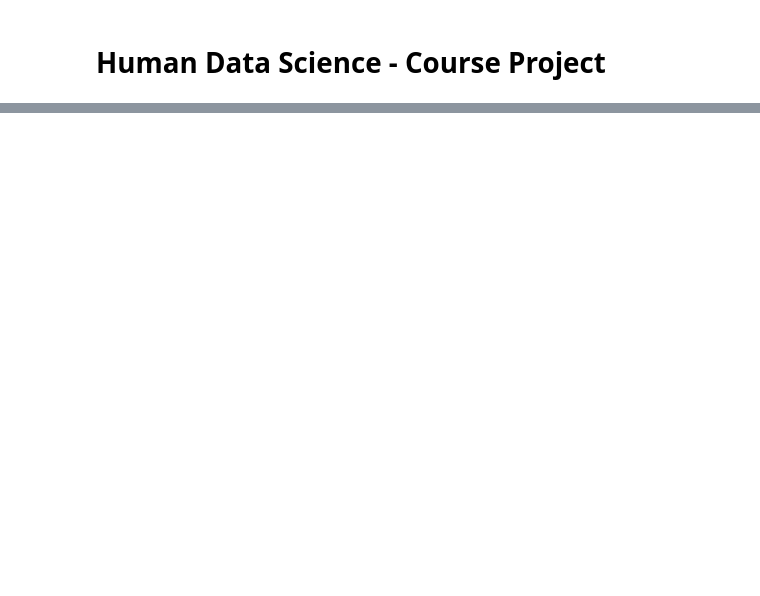
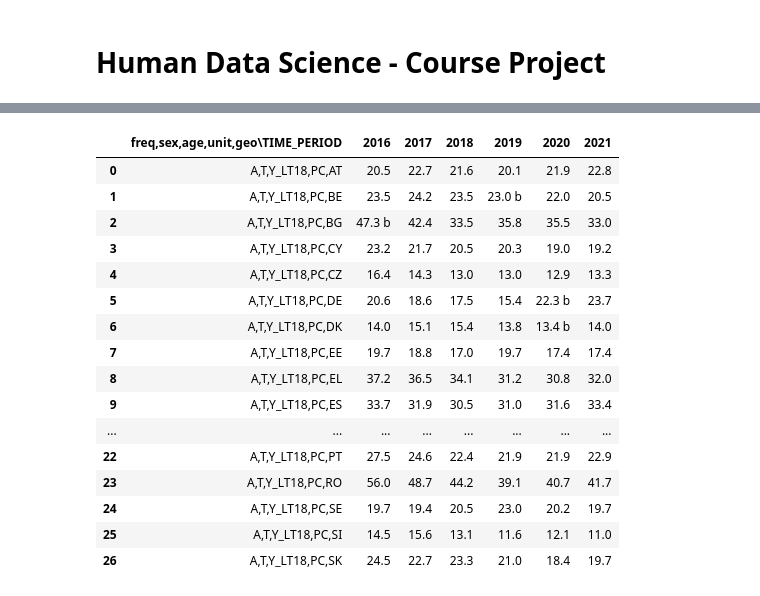
Before and after one commit to DiegoConce/CrimeAnalysis-HumanDataScience, a Jupyter notebook: main.ipynb, the cells around one changed output, grey strips where cells are left out. Cells and saved outputs as stored; diff of their text form; code cells hidden in the pictures; blank space fills up the shorter version.

```diff
--- a/main.ipynb
+++ b/main.ipynb
@@ -169,0 +279,21 @@ display(df2)
+# %%
+poverty_df = pandas.read_table('data/sdg/sdg_01_10.tsv')
+display(poverty_df)
+# %% [output]
+|  | freq,sex,age,unit,geo\TIME_PERIOD | 2016 | 2017 | 2018 | 2019 | 2020 | 2021 |
+| 0 | A,T,Y_LT18,PC,AT | 20.5 | 22.7 | 21.6 | 20.1 | 21.9 | 22.8 |
+| 1 | A,T,Y_LT18,PC,BE | 23.5 | 24.2 | 23.5 | 23.0 b | 22.0 | 20.5 |
+| 2 | A,T,Y_LT18,PC,BG | 47.3 b | 42.4 | 33.5 | 35.8 | 35.5 | 33.0 |
+| 3 | A,T,Y_LT18,PC,CY | 23.2 | 21.7 | 20.5 | 20.3 | 19.0 | 19.2 |
+| 4 | A,T,Y_LT18,PC,CZ | 16.4 | 14.3 | 13.0 | 13.0 | 12.9 | 13.3 |
+| 5 | A,T,Y_LT18,PC,DE | 20.6 | 18.6 | 17.5 | 15.4 | 22.3 b | 23.7 |
+| 6 | A,T,Y_LT18,PC,DK | 14.0 | 15.1 | 15.4 | 13.8 | 13.4 b | 14.0 |
+| 7 | A,T,Y_LT18,PC,EE | 19.7 | 18.8 | 17.0 | 19.7 | 17.4 | 17.4 |
+| 8 | A,T,Y_LT18,PC,EL | 37.2 | 36.5 | 34.1 | 31.2 | 30.8 | 32.0 |
+| 9 | A,T,Y_LT18,PC,ES | 33.7 | 31.9 | 30.5 | 31.0 | 31.6 | 33.4 |
+| ... | ... | ... | ... | ... | ... | ... | ... |
+| 22 | A,T,Y_LT18,PC,PT | 27.5 | 24.6 | 22.4 | 21.9 | 21.9 | 22.9 |
+| 23 | A,T,Y_LT18,PC,RO | 56.0 | 48.7 | 44.2 | 39.1 | 40.7 | 41.7 |
+| 24 | A,T,Y_LT18,PC,SE | 19.7 | 19.4 | 20.5 | 23.0 | 20.2 | 19.7 |
+| 25 | A,T,Y_LT18,PC,SI | 14.5 | 15.6 | 13.1 | 11.6 | 12.1 | 11.0 |
+| 26 | A,T,Y_LT18,PC,SK | 24.5 | 22.7 | 23.3 | 21.0 | 18.4 | 19.7 |
```
Also changed, not shown: parts of 33 cells of this notebook, 6 other files.
